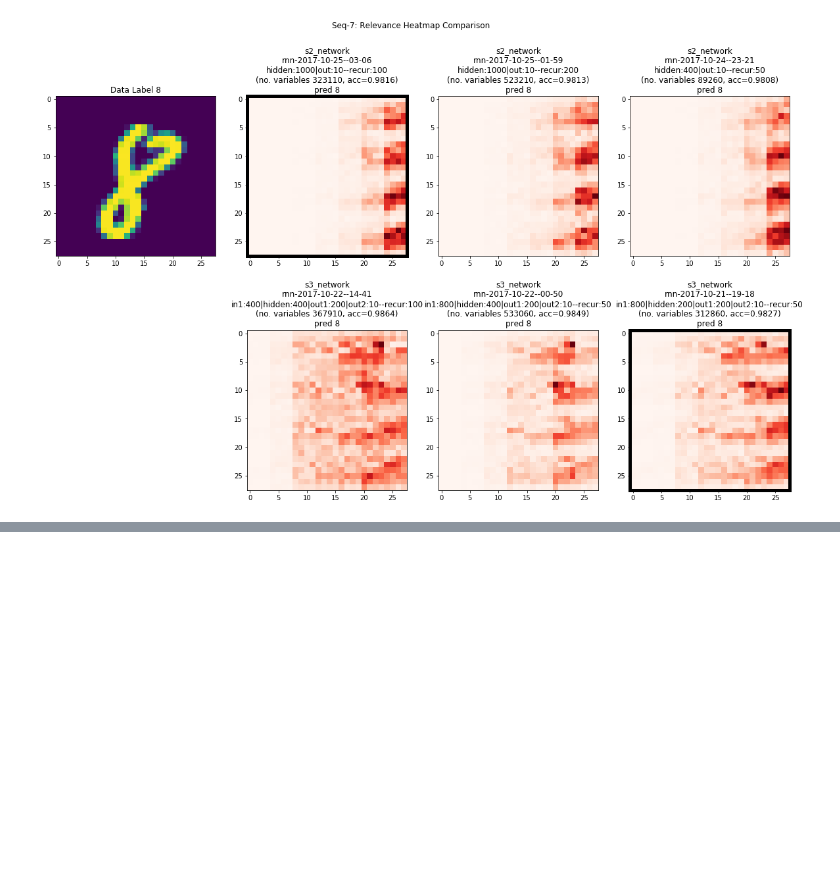
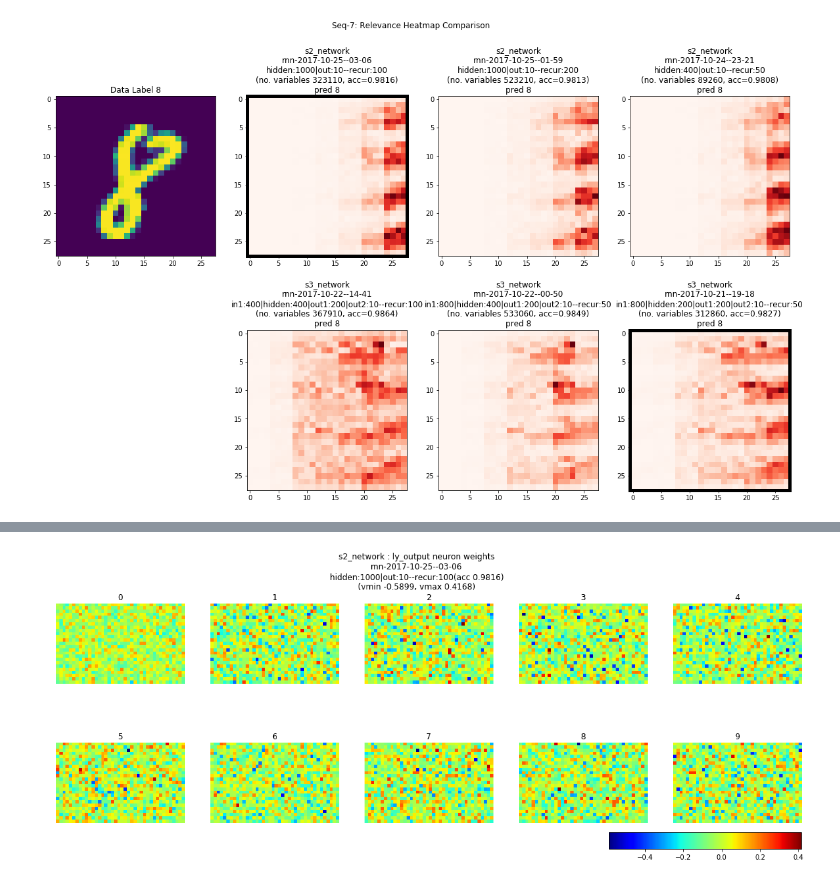
Before and after one commit to p16i/thesis-designing-recurrent-neural-networks-for-explainability, a Jupyter notebook: notebooks/s4-5-lwr-implementation.ipynb, the cells around one changed output, grey strips where cells are left out. Cells and saved outputs as stored; diff of their text form; code cells hidden in the pictures; blank space fills up the shorter version.

```diff
--- a/notebooks/s4-5-lwr-implementation.ipynb
+++ b/notebooks/s4-5-lwr-implementation.ipynb
@@ -231,0 +283,5 @@ plot_s5_experiments(8894)
+# %%
+plot_layer(s5_seq_7_models_row1[0], 'ly_output', col_selector=None, nrows=2, ncols=5, img_shape=(25,40), no_plots=10,
+           row_size=3, col_size=4)
+# %% [output]
+[figure, added]
```
Also changed, not shown: parts of 33 cells of this notebook, 4 other files.
